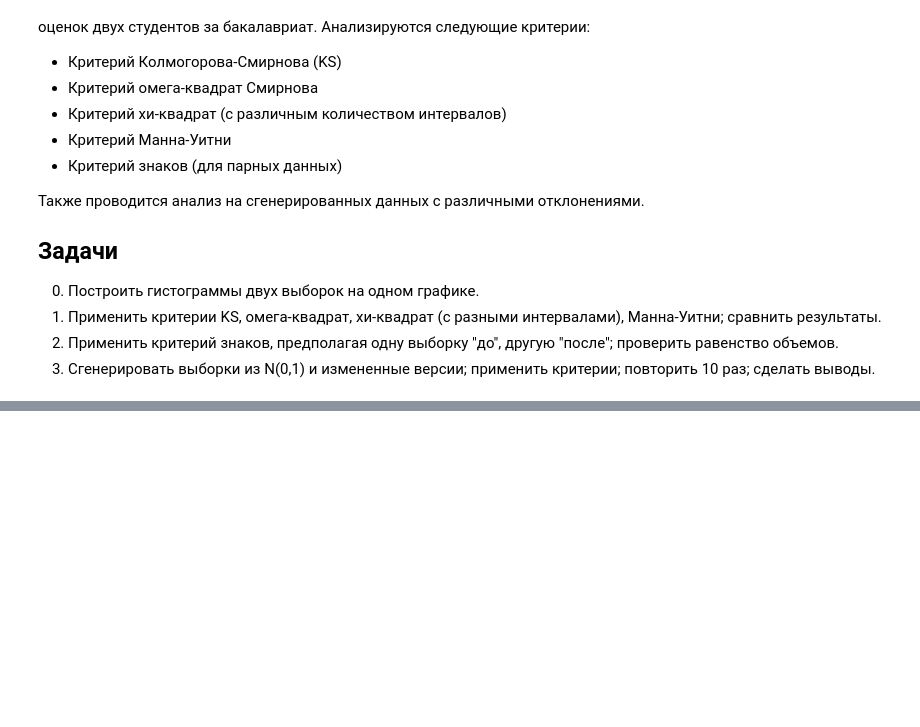
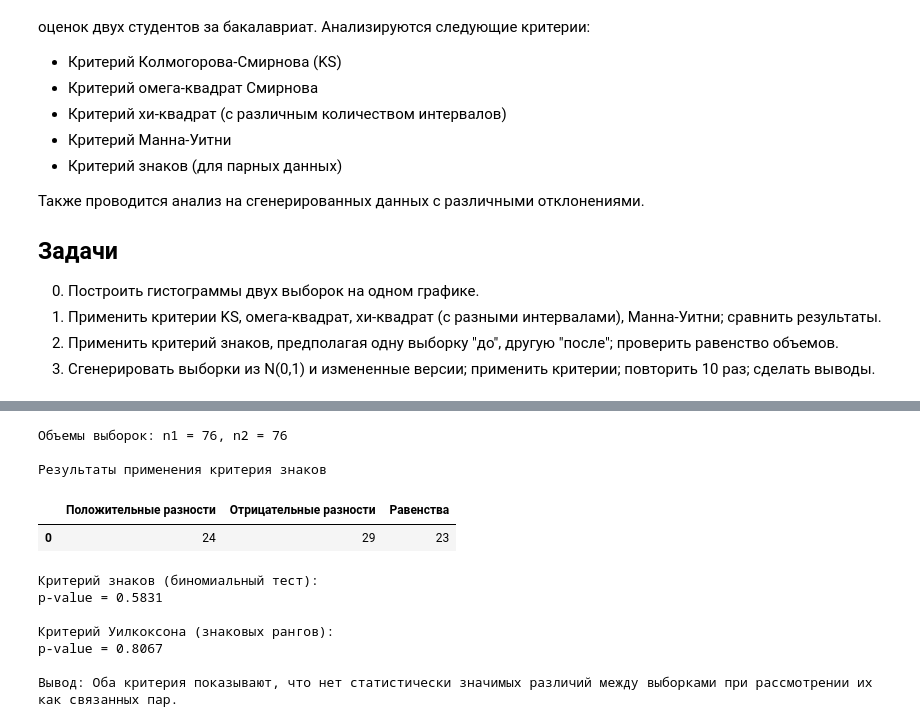
Before and after one commit to ArtemZS/LABS.-statistical-methods-of-data-processing-, a Jupyter notebook: lab2.ipynb, the cells around one changed output, grey strips where cells are left out. Cells and saved outputs as stored; diff of their text form; code cells hidden in the pictures; blank space fills up the shorter version.

```diff
--- a/lab2.ipynb
+++ b/lab2.ipynb
@@ -179,0 +191,58 @@ Chi2_10_bins                0.1              0.8       0.3
+# %%
+n1, n2 = len(student_1), len(student_2)
+print(f"Объемы выборок: n1 = {n1}, n2 = {n2}")
+
+if n1 == n2:
+    # 2. Расчет разностей для связанных выборок
+    differences = np.array(student_1) - np.array(student_2)
+
+    pos_diff = np.sum(differences > 0)
+    neg_diff = np.sum(differences < 0)
+    ties = np.sum(differences == 0)
+
+    # 3. Применение критериев
+    # Критерий знаков (биномиальный тест)
+    # H0: p=0.5 (количество улучшений и ухудшений равновероятно)
+    p_sign = stats.binomtest(pos_diff, n=(pos_diff + neg_diff), p=0.5).pvalue
+
+    # Критерий Уилкоксона (знаковых рангов)
+    # Используется для связанных выборок, более мощный аналог критерия знаков
+    res_wilcoxon = stats.wilcoxon(student_1, student_2, alternative='two-sided')
+    p_wilcoxon = res_wilcoxon.pvalue
+
+    # 4. Формирование Таблицы 7
+    data_table_7 = {
+        "Положительные разности": [pos_diff],
+        "Отрицательные разности": [neg_diff],
+        "Равенства": [ties]
+    }
+    df_table_7 = pd.DataFrame(data_table_7)
+
+    print("\nРезультаты применения критерия знаков")
+    display(df_table_7)
+
+    print(f"\nКритерий знаков (биномиальный тест):")
+    print(f"p-value = {p_sign:.4f}")
+
+    print(f"\nКритерий Уилкоксона (знаковых рангов):")
+    print(f"p-value = {p_wilcoxon:.4f}")
+
+    # Резюме
+    if p_sign > 0.05 and p_wilcoxon > 0.05:
+        print("\nВывод: Оба критерия показывают, что нет статистически значимых различий "
+            "между выборками при рассмотрении их как связанных пар.")
+else:
+    print("Ошибка: объемы выборок должны совпадать для применения парных критериев.")
+# %% [output]
+Объемы выборок: n1 = 76, n2 = 76
+
+Результаты применения критерия знаков
+|  | Положительные разности | Отрицательные разности | Равенства |
+| 0 | 24 | 29 | 23 |
+Критерий знаков (биномиальный тест):
+p-value = 0.5831
+
+Критерий Уилкоксона (знаковых рангов):
+p-value = 0.8067
+
+Вывод: Оба критерия показывают, что нет статистически значимых различий между выборками при рассмотрении их как связанных пар.
```
Also changed, not shown: parts of 12 cells of this notebook, 5 other files.
